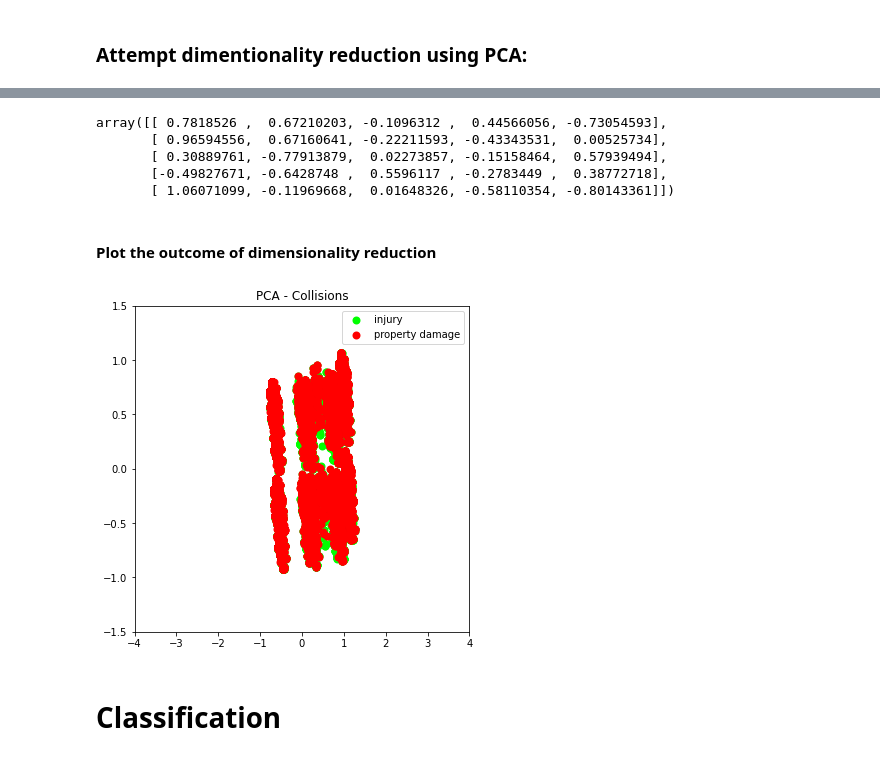
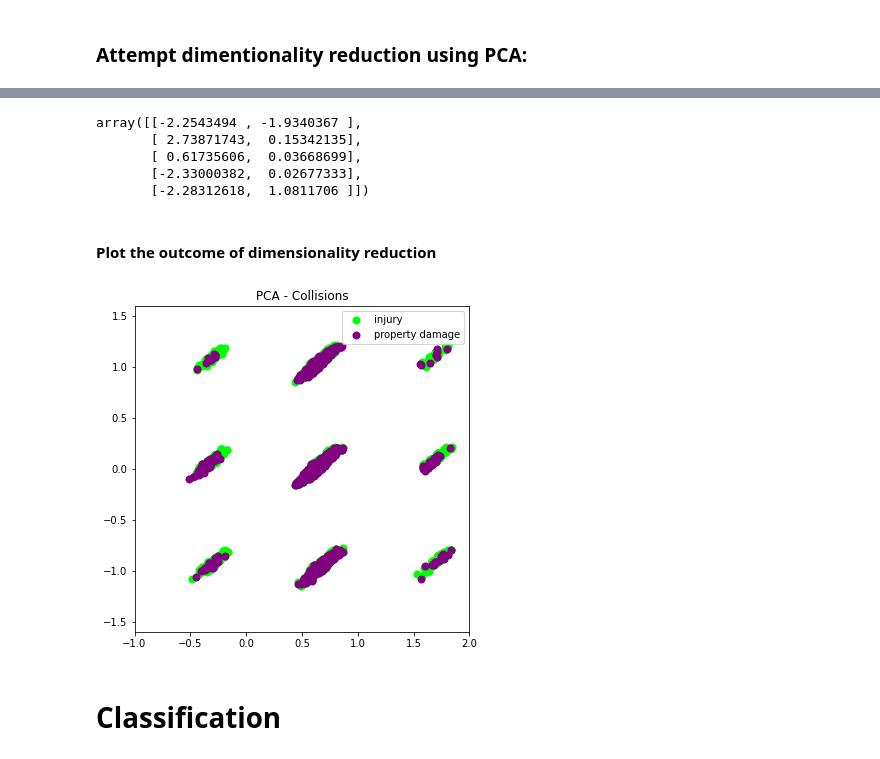
Before and after one commit to chewitty/Coursera_Capstone, a Jupyter notebook: Applied DS Capstone-wk21.ipynb, the cells around one changed output, grey strips where cells are left out. Drawn from its saved outputs; the diff is of its cells as text; code cells hidden in the pictures.

```diff
--- a/Applied DS Capstone-wk21.ipynb
+++ b/Applied DS Capstone-wk21.ipynb
@@ -582,7 +639,8 @@ Index(['SEVERITYCODE', 'longitude', 'latitude', 'STATUS', 'ADDRTYPE',
 # %% [markdown]
 ## Create features set from the prepared data set
 # %%
-Features = collisions_df[['location','STATUS','COLLISIONTYPE','PERSONCOUNT', 'PEDCOUNT', 'PEDCYLCOUNT', 'VEHCOUNT', \
-                          'INATTENTIONIND', 'UNDERINFL', 'WEATHER', 'ROADCOND', 'LIGHTCOND', 'SPEEDING', 'morning']]
+Features = collisions_df[['location','loc_bracket', 'STATUS','COLLISIONTYPE','PERSONCOUNT', 'PEDCOUNT', 'PEDCYLCOUNT', 'VEHCOUNT', \
+                          'hourofday', 'SDOT_COLCODE', 'INATTENTIONIND', 'UNDERINFL', 'WEATHER', 'ROADCOND', 'LIGHTCOND', \
+                          'SPEEDING', 'morning']]
 Features.head()
 # %% [output]
@@ -642,17 +697,16 @@ Now, we define the classification feature sets, X:
 # %%
 # remove all the unknown or other conditions as they add very little interpretational or meaningful value
 # further refinement based on the earlier analysis done above
-full_short_listed = ['location', 'STATUS', 'PERSONCOUNT', 'PEDCOUNT', 'PEDCYLCOUNT', 'VEHCOUNT', 'INATTENTIONIND', \
-                'UNDERINFL', 'SPEEDING', 'morning', 'COLLISIONTYPE_Angles', 'COLLISIONTYPE_Cycles', 'COLLISIONTYPE_Head On', \
-                'COLLISIONTYPE_Left Turn', 'COLLISIONTYPE_Parked Car', 'COLLISIONTYPE_Pedestrian', 'COLLISIONTYPE_Rear Ended', \
-                'COLLISIONTYPE_Right Turn', 'COLLISIONTYPE_Sideswipe', 'WEATHER_Blowing Sand/Dirt', 'WEATHER_Clear', \
-                'WEATHER_Fog/Smog/Smoke', 'WEATHER_Overcast', 'WEATHER_Partly Cloudy', 'WEATHER_Raining', \
-                'WEATHER_Severe Crosswind', 'WEATHER_Sleet/Hail/Freezing Rain', 'WEATHER_Snowing', \
-                'ROADCOND_Dry', 'ROADCOND_Ice', 'ROADCOND_Oil', 'ROADCOND_Sand/Mud/Dirt', 'ROADCOND_Snow/Slush', \
-                'ROADCOND_Standing Water', 'ROADCOND_Wet', 'LIGHTCOND_Dark - No Street Lights', \
-                'LIGHTCOND_Dark - Street Lights Off', 'LIGHTCOND_Dark - Street Lights On', 'LIGHTCOND_Dawn', \
-                'LIGHTCOND_Daylight', 'LIGHTCOND_Dusk']
-short_listed1 = ['location', 'STATUS', 'PERSONCOUNT', 'PEDCOUNT', 'PEDCYLCOUNT', 'VEHCOUNT', 'INATTENTIONIND', \
+full_short_listed = ['location', 'loc_bracket', 'STATUS', 'PERSONCOUNT', 'PEDCOUNT', 'PEDCYLCOUNT', 'VEHCOUNT', 'SDOT_COLCODE', \
+                     'INATTENTIONIND', 'UNDERINFL', 'SPEEDING', 'morning', 'COLLISIONTYPE_Angles', 'COLLISIONTYPE_Cycles', \
+                     'COLLISIONTYPE_Head On', 'COLLISIONTYPE_Left Turn', 'COLLISIONTYPE_Parked Car', 'COLLISIONTYPE_Pedestrian', \
+                     'COLLISIONTYPE_Rear Ended', 'COLLISIONTYPE_Right Turn', 'COLLISIONTYPE_Sideswipe', 'WEATHER_Blowing Sand/Dirt', \
+                     'WEATHER_Clear', 'WEATHER_Fog/Smog/Smoke', 'WEATHER_Overcast', 'WEATHER_Partly Cloudy', 'WEATHER_Raining', \
+                     'WEATHER_Severe Crosswind', 'WEATHER_Sleet/Hail/Freezing Rain', 'WEATHER_Snowing', 'ROADCOND_Dry', 'ROADCOND_Ice', \
+                     'ROADCOND_Oil', 'ROADCOND_Sand/Mud/Dirt', 'ROADCOND_Snow/Slush', 'ROADCOND_Standing Water', 'ROADCOND_Wet', \
+                     'LIGHTCOND_Dark - No Street Lights', 'LIGHTCOND_Dark - Street Lights Off', 'LIGHTCOND_Dark - Street Lights On', \
+                     'LIGHTCOND_Dawn', 'LIGHTCOND_Daylight', 'LIGHTCOND_Dusk']
+short_listed1 = ['location', 'loc_bracket', 'STATUS', 'PERSONCOUNT', 'PEDCOUNT', 'PEDCYLCOUNT', 'VEHCOUNT', 'SDOT_COLCODE', 'INATTENTIONIND', \
                 'UNDERINFL', 'SPEEDING', 'morning', 'COLLISIONTYPE_Angles', 'COLLISIONTYPE_Cycles', 'COLLISIONTYPE_Head On', \
                 'COLLISIONTYPE_Left Turn', 'COLLISIONTYPE_Parked Car', 'COLLISIONTYPE_Pedestrian', 'COLLISIONTYPE_Rear Ended', \
                 'COLLISIONTYPE_Right Turn', 'COLLISIONTYPE_Sideswipe', 'WEATHER_Blowing Sand/Dirt', 'WEATHER_Clear', \
@@ -815,10 +855,10 @@ Features.size 41
 # %% [markdown]
 #### List the sorted features according to their importances:
 # %%
-importances_df = pd.DataFrame(data=feature_importances[indices], index=short_listed_opt, columns=['Importance'])
+importances_df = pd.DataFrame(data=feature_importances[indices], index=sorted_features, columns=['Importance'])
 #print('Feature importances: {}'.format(feature_importances[indices]))
 
-num_features_selected = 32 # based on the importances plotted
+num_features_selected = 30 # based on the importances plotted
 #importances_df.iloc[:num_features_selected]
 # %% [markdown]
 #### Note the number of features selected:
@@ -854,33 +894,33 @@ X_to_pca.head()
 # %%
 from sklearn.decomposition import PCA
 
-n_components = 5 # keep numbers of features low or lower
+n_components = 2 # keep numbers of features low or lower
 pca = PCA(n_components=n_components)
 X_pca = pca.fit_transform(X_to_pca)
 X = X_pca # may comment this out if ...
 X[0:5]
 # %% [output]
-array([[ 0.7818526 ,  0.67210203, -0.1096312 ,  0.44566056, -0.73054593],
-       [ 0.96594556,  0.67160641, -0.22211593, -0.43343531,  0.00525734],
-       [ 0.30889761, -0.77913879,  0.02273857, -0.15158464,  0.57939494],
-       [-0.49827671, -0.6428748 ,  0.5596117 , -0.2783449 ,  0.38772718],
-       [ 1.06071099, -0.11969668,  0.01648326, -0.58110354, -0.80143361]])
+array([[-2.2543494 , -1.9340367 ],
+       [ 2.73871743,  0.15342135],
+       [ 0.61735606,  0.03668699],
+       [-2.33000382,  0.02677333],
+       [-2.28312618,  1.0811706 ]])
 # %% [markdown]
 #### Plot the outcome of dimensionality reduction
 # %%
-colors = ['lime', 'red']
+colors = ['lime', 'purple']
 target_names = ['injury', 'property damage']
 plt.figure(figsize=(6, 6))
 #plot the top two latent features
 for color, i, target_name in zip(colors, [0, 1], target_names):
     plt.scatter(X_pca[y == i, 0], X_pca[y == i, 1], color=color, lw=2, label=target_name)
 
 plt.title('PCA - Collisions')
 plt.legend(loc='best', shadow=False, scatterpoints=1)
-plt.axis([-4, 4, -1.5, 1.5])
+plt.axis([-1, 2, -1.6, 1.6])
 plt.show()
 # %% [output]
-[figure, old version]
+[figure, new version]
 # %% [markdown]
 # Classification
 # %% [markdown]
```
Also changed, not shown: parts of 57 cells of this notebook.
